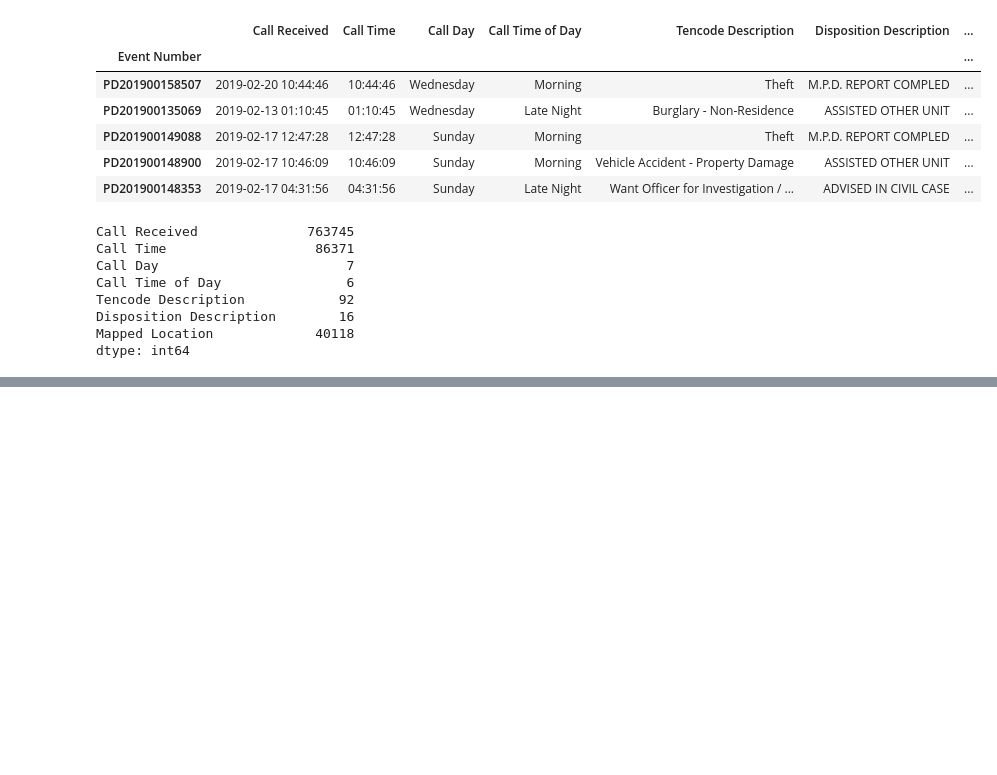
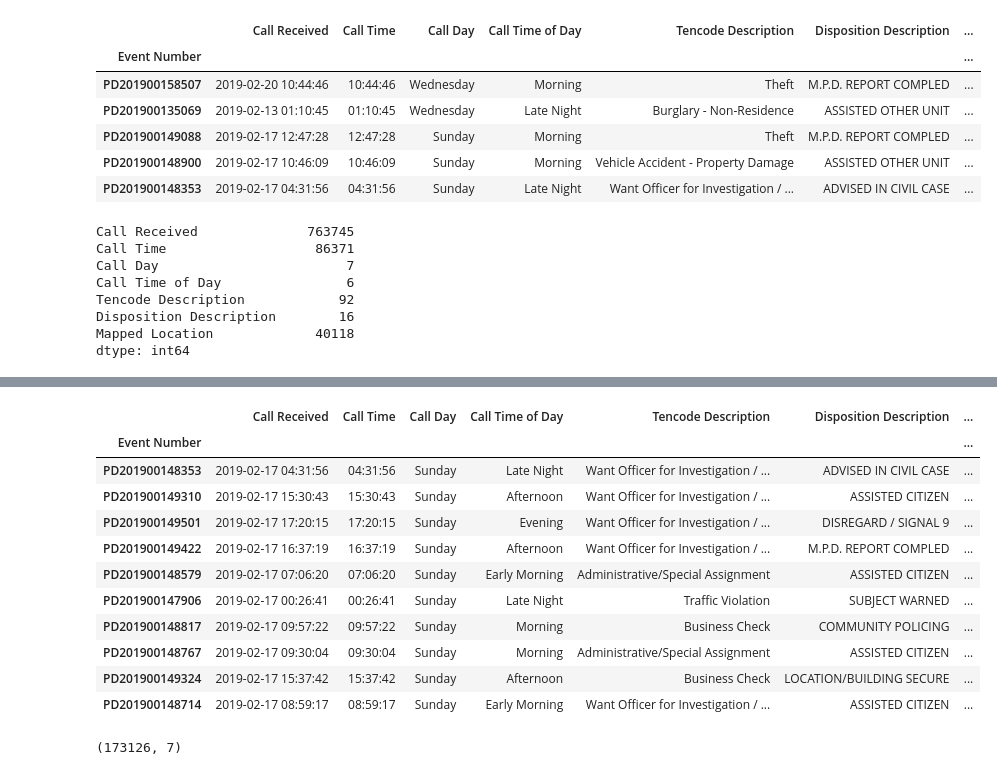
Before and after one commit to zachcornelison/Nashville-Call-Service, a Jupyter notebook: RS Analytics Report.ipynb, the cells around one changed output, grey strips where cells are left out. Drawn from its saved outputs; the diff is of its cells as text; code cells hidden in the pictures; blank space fills up the shorter version.

```diff
--- a/RS Analytics Report.ipynb
+++ b/RS Analytics Report.ipynb
@@ -157,0 +329,8 @@ Name: Call Day, dtype: int64
+# %%
+df_top5_calls = df_new[
+    (df_new['Tencode Description'] == 'Want Officer for Investigation / Assistance') |
+    (df_new['Tencode Description'] == 'Business Check') |
+    (df_new['Tencode Description'] == 'Community Policing Activity') |
+    (df_new['Tencode Description'] == 'Administrative/Special Assignment') |
+    (df_new['Tencode Description'] == 'Traffic Violation')
+]
@@ -157,0 +341,15 @@ Name: Call Day, dtype: int64
+# %%
+df_top5_calls.head(10)
+# %% [output]
+|  | Call Received | Call Time | Call Day | Call Time of Day | Tencode Description | Disposition Description | ... |
+| Event Number |  |  |  |  |  |  | ... |
+| PD201900148353 | 2019-02-17 04:31:56 | 04:31:56 | Sunday | Late Night | Want Officer for Investigation / ... | ADVISED IN CIVIL CASE | ... |
+| PD201900149310 | 2019-02-17 15:30:43 | 15:30:43 | Sunday | Afternoon | Want Officer for Investigation / ... | ASSISTED CITIZEN | ... |
+| PD201900149501 | 2019-02-17 17:20:15 | 17:20:15 | Sunday | Evening | Want Officer for Investigation / ... | DISREGARD / SIGNAL 9 | ... |
+| PD201900149422 | 2019-02-17 16:37:19 | 16:37:19 | Sunday | Afternoon | Want Officer for Investigation / ... | M.P.D. REPORT COMPLED | ... |
+| PD201900148579 | 2019-02-17 07:06:20 | 07:06:20 | Sunday | Early Morning | Administrative/Special Assignment | ASSISTED CITIZEN | ... |
+| PD201900147906 | 2019-02-17 00:26:41 | 00:26:41 | Sunday | Late Night | Traffic Violation | SUBJECT WARNED | ... |
+| PD201900148817 | 2019-02-17 09:57:22 | 09:57:22 | Sunday | Morning | Business Check | COMMUNITY POLICING | ... |
+| PD201900148767 | 2019-02-17 09:30:04 | 09:30:04 | Sunday | Morning | Administrative/Special Assignment | ASSISTED CITIZEN | ... |
+| PD201900149324 | 2019-02-17 15:37:42 | 15:37:42 | Sunday | Afternoon | Business Check | LOCATION/BUILDING SECURE | ... |
+| PD201900148714 | 2019-02-17 08:59:17 | 08:59:17 | Sunday | Early Morning | Want Officer for Investigation / ... | ASSISTED CITIZEN | ... |
@@ -157,0 +358,4 @@ Name: Call Day, dtype: int64
+# %%
+df_top_call.shape
+# %% [output]
+(173126, 7)
```
Also changed, not shown: parts of 20 cells of this notebook.
